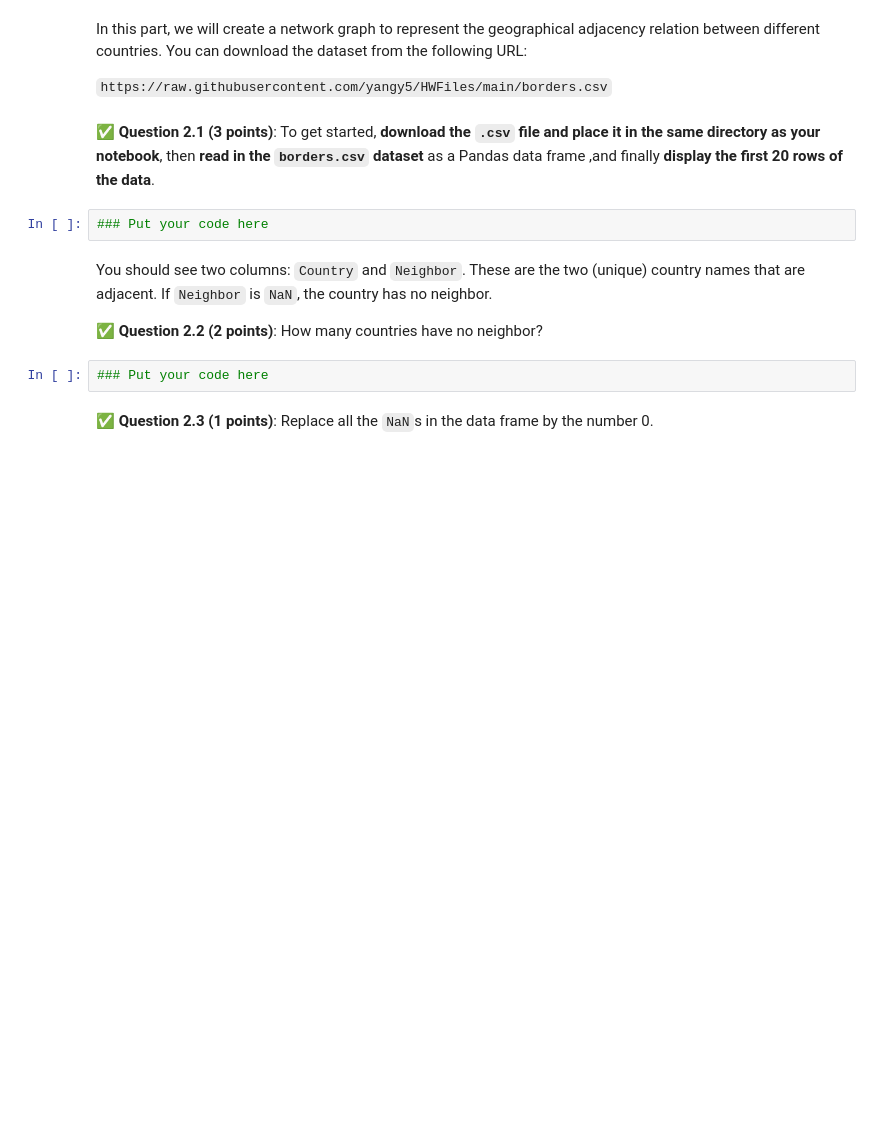
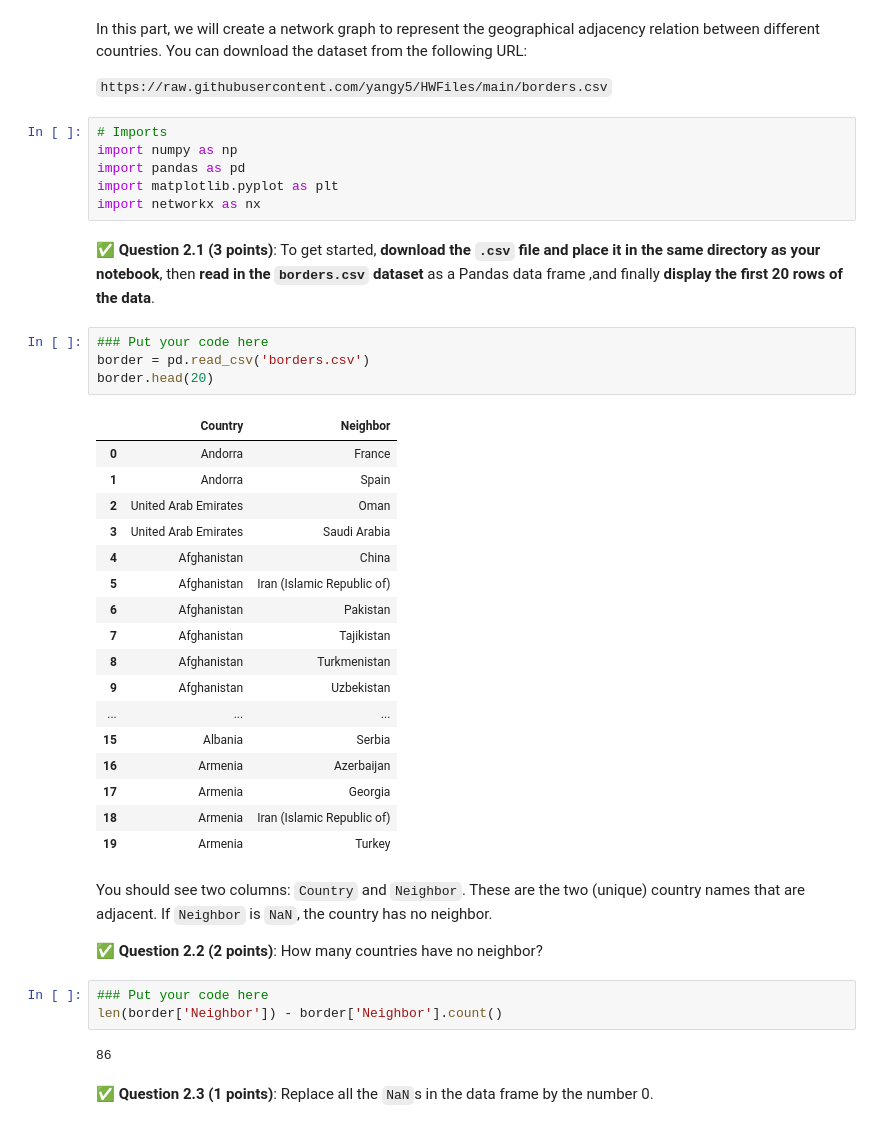
Before and after one commit to interlic/CMSE202, a Jupyter notebook: final/CMSE202-Final-Section001-STUDENT.ipynb, the cells around one changed output. Drawn from its saved outputs; the diff is of its cells as text; blank space fills up the shorter version.

```diff
--- a/final/CMSE202-Final-Section001-STUDENT.ipynb
+++ b/final/CMSE202-Final-Section001-STUDENT.ipynb
@@ -50,10 +50,36 @@ If everything went as intended, the file should now show up on your GitHub accou
 In this part, we will create a network graph to represent the geographical adjacency relation between different countries. You can download the dataset from the following URL:
 
 `https://raw.githubusercontent.com/yangy5/HWFiles/main/borders.csv`
+# %%
+# Imports
+import numpy as np
+import pandas as pd
+import matplotlib.pyplot as plt
+import networkx as nx
 # %% [markdown]
 &#9989; **Question 2.1 (3 points)**: To get started, **download the `.csv` file and place it in the same directory as your notebook**, then **read in the `borders.csv` dataset** as a Pandas data frame ,and finally **display the first 20 rows of the data**.
 # %%
 ### Put your code here
+border = pd.read_csv('borders.csv')
+border.head(20)
+# %% [output]
+|  | Country | Neighbor |
+| 0 | Andorra | France |
+| 1 | Andorra | Spain |
+| 2 | United Arab Emirates | Oman |
+| 3 | United Arab Emirates | Saudi Arabia |
+| 4 | Afghanistan | China |
+| 5 | Afghanistan | Iran (Islamic Republic of) |
+| 6 | Afghanistan | Pakistan |
+| 7 | Afghanistan | Tajikistan |
+| 8 | Afghanistan | Turkmenistan |
+| 9 | Afghanistan | Uzbekistan |
+| ... | ... | ... |
+| 15 | Albania | Serbia |
+| 16 | Armenia | Azerbaijan |
+| 17 | Armenia | Georgia |
+| 18 | Armenia | Iran (Islamic Republic of) |
+| 19 | Armenia | Turkey |
 # %% [markdown]
 You should see two columns: `Country` and `Neighbor`. These are the two (unique) country names that are adjacent. If `Neighbor` is `NaN`, the country has no neighbor.
 
@@ -61,6 +87,9 @@ You should see two columns: `Country` and `Neighbor`. These are the two (unique)
 &#9989; **Question 2.2 (2 points)**: How many countries have no neighbor?
 # %%
 ### Put your code here
+len(border['Neighbor']) - border['Neighbor'].count()
+# %% [output]
+86
 # %% [markdown]
 &#9989; **Question 2.3 (1 points)**: Replace all the `NaN`s in the data frame by the number 0.
 # %%
```
Also changed, not shown: parts of 9 cells of this notebook.
